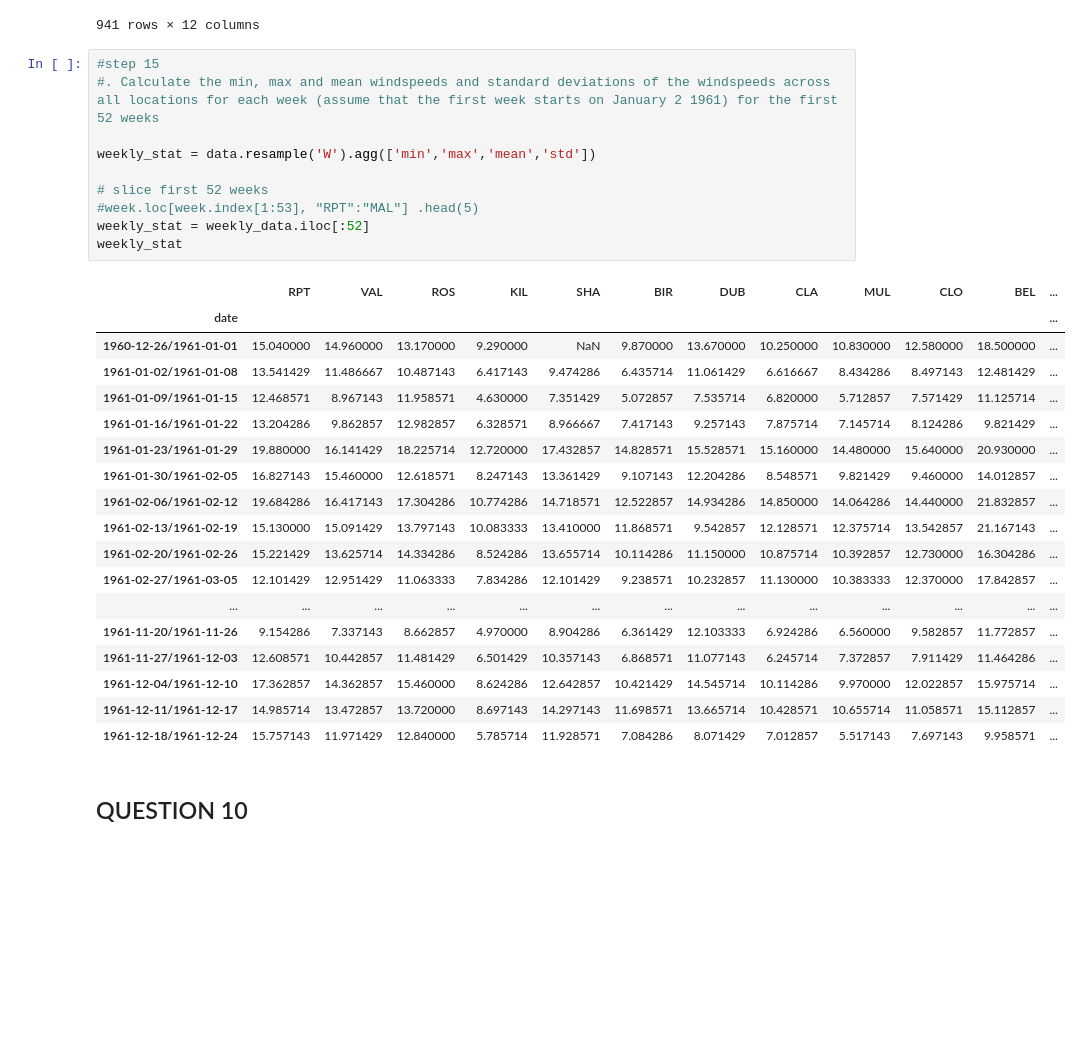
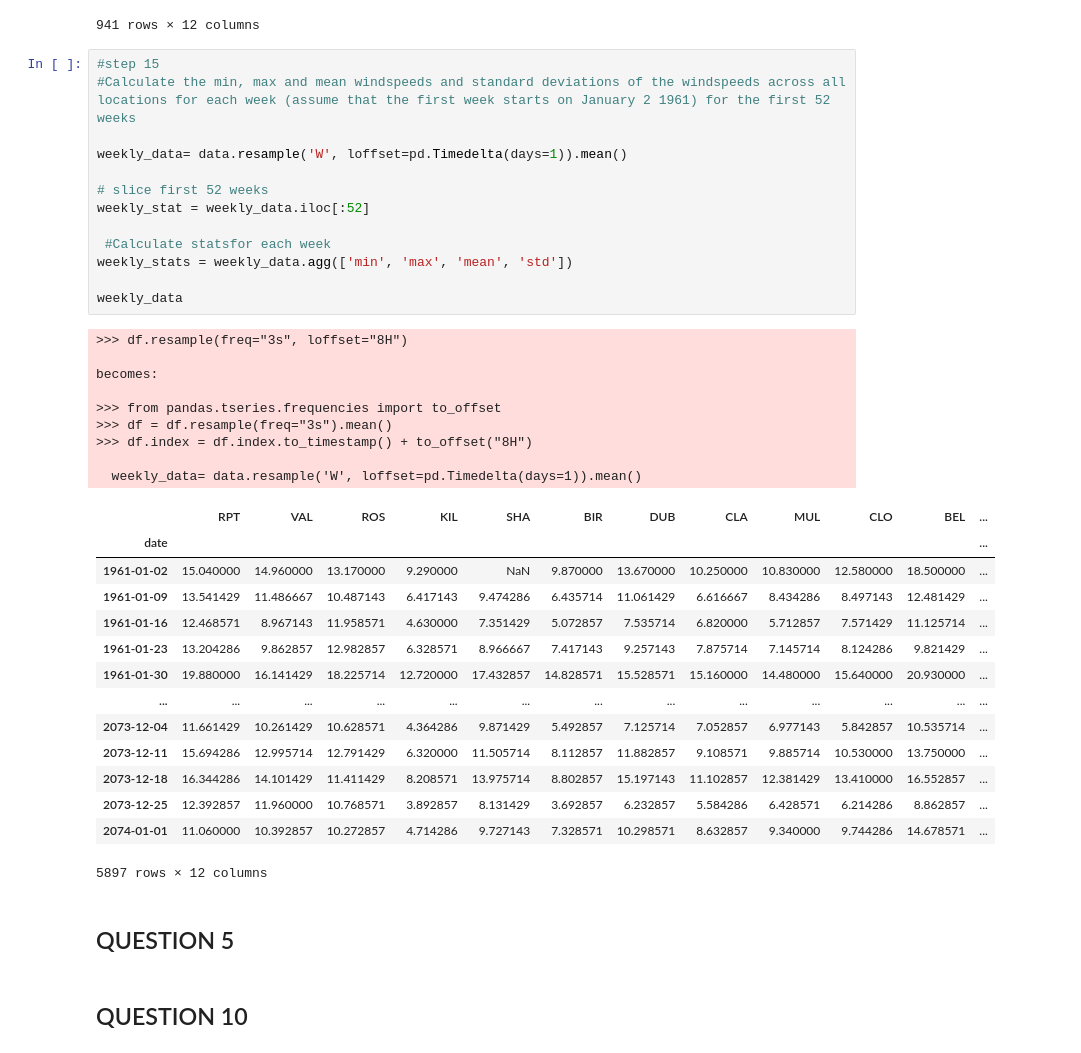
Before and after one commit to AbisolaOlakanmi/Abisola.Olakanmi.BDAT1004PS3, a Jupyter notebook: Abisola.Olakanmi.BDAT1004PS3.ipynb, the cells around one changed output. Saved outputs shown, nothing was run; the diff lists cells and outputs as text; blank space fills up the shorter version.

```diff
--- a/Abisola.Olakanmi.BDAT1004PS3.ipynb
+++ b/Abisola.Olakanmi.BDAT1004PS3.ipynb
@@ -793,32 +793,42 @@ weekly_data
 941 rows × 12 columns
 # %%
 #step 15
-#. Calculate the min, max and mean windspeeds and standard deviations of the windspeeds across all locations for each week (assume that the first week starts on January 2 1961) for the first 52 weeks
+#Calculate the min, max and mean windspeeds and standard deviations of the windspeeds across all locations for each week (assume that the first week starts on January 2 1961) for the first 52 weeks
 
-weekly_stat = data.resample('W').agg(['min','max','mean','std'])
+weekly_data= data.resample('W', loffset=pd.Timedelta(days=1)).mean()
 
 # slice first 52 weeks
-#week.loc[week.index[1:53], "RPT":"MAL"] .head(5)
 weekly_stat = weekly_data.iloc[:52]
-weekly_stat
+
+ #Calculate statsfor each week
+weekly_stats = weekly_data.agg(['min', 'max', 'mean', 'std'])
+
+weekly_data
 # %% [output]
+>>> df.resample(freq="3s", loffset="8H")
+
+becomes:
+
+>>> from pandas.tseries.frequencies import to_offset
+>>> df = df.resample(freq="3s").mean()
+>>> df.index = df.index.to_timestamp() + to_offset("8H")
+
+  weekly_data= data.resample('W', loffset=pd.Timedelta(days=1)).mean()
 |  | RPT | VAL | ROS | KIL | SHA | BIR | DUB | CLA | MUL | CLO | BEL | ... |
 | date |  |  |  |  |  |  |  |  |  |  |  | ... |
-| 1960-12-26/1961-01-01 | 15.040000 | 14.960000 | 13.170000 | 9.290000 | NaN | 9.870000 | 13.670000 | 10.250000 | 10.830000 | 12.580000 | 18.500000 | ... |
-| 1961-01-02/1961-01-08 | 13.541429 | 11.486667 | 10.487143 | 6.417143 | 9.474286 | 6.435714 | 11.061429 | 6.616667 | 8.434286 | 8.497143 | 12.481429 | ... |
-| 1961-01-09/1961-01-15 | 12.468571 | 8.967143 | 11.958571 | 4.630000 | 7.351429 | 5.072857 | 7.535714 | 6.820000 | 5.712857 | 7.571429 | 11.125714 | ... |
-| 1961-01-16/1961-01-22 | 13.204286 | 9.862857 | 12.982857 | 6.328571 | 8.966667 | 7.417143 | 9.257143 | 7.875714 | 7.145714 | 8.124286 | 9.821429 | ... |
-| 1961-01-23/1961-01-29 | 19.880000 | 16.141429 | 18.225714 | 12.720000 | 17.432857 | 14.828571 | 15.528571 | 15.160000 | 14.480000 | 15.640000 | 20.930000 | ... |
-| 1961-01-30/1961-02-05 | 16.827143 | 15.460000 | 12.618571 | 8.247143 | 13.361429 | 9.107143 | 12.204286 | 8.548571 | 9.821429 | 9.460000 | 14.012857 | ... |
-| 1961-02-06/1961-02-12 | 19.684286 | 16.417143 | 17.304286 | 10.774286 | 14.718571 | 12.522857 | 14.934286 | 14.850000 | 14.064286 | 14.440000 | 21.832857 | ... |
-| 1961-02-13/1961-02-19 | 15.130000 | 15.091429 | 13.797143 | 10.083333 | 13.410000 | 11.868571 | 9.542857 | 12.128571 | 12.375714 | 13.542857 | 21.167143 | ... |
-| 1961-02-20/1961-02-26 | 15.221429 | 13.625714 | 14.334286 | 8.524286 | 13.655714 | 10.114286 | 11.150000 | 10.875714 | 10.392857 | 12.730000 | 16.304286 | ... |
-| 1961-02-27/1961-03-05 | 12.101429 | 12.951429 | 11.063333 | 7.834286 | 12.101429 | 9.238571 | 10.232857 | 11.130000 | 10.383333 | 12.370000 | 17.842857 | ... |
+| 1961-01-02 | 15.040000 | 14.960000 | 13.170000 | 9.290000 | NaN | 9.870000 | 13.670000 | 10.250000 | 10.830000 | 12.580000 | 18.500000 | ... |
+| 1961-01-09 | 13.541429 | 11.486667 | 10.487143 | 6.417143 | 9.474286 | 6.435714 | 11.061429 | 6.616667 | 8.434286 | 8.497143 | 12.481429 | ... |
+| 1961-01-16 | 12.468571 | 8.967143 | 11.958571 | 4.630000 | 7.351429 | 5.072857 | 7.535714 | 6.820000 | 5.712857 | 7.571429 | 11.125714 | ... |
+| 1961-01-23 | 13.204286 | 9.862857 | 12.982857 | 6.328571 | 8.966667 | 7.417143 | 9.257143 | 7.875714 | 7.145714 | 8.124286 | 9.821429 | ... |
+| 1961-01-30 | 19.880000 | 16.141429 | 18.225714 | 12.720000 | 17.432857 | 14.828571 | 15.528571 | 15.160000 | 14.480000 | 15.640000 | 20.930000 | ... |
 | ... | ... | ... | ... | ... | ... | ... | ... | ... | ... | ... | ... | ... |
-| 1961-11-20/1961-11-26 | 9.154286 | 7.337143 | 8.662857 | 4.970000 | 8.904286 | 6.361429 | 12.103333 | 6.924286 | 6.560000 | 9.582857 | 11.772857 | ... |
-| 1961-11-27/1961-12-03 | 12.608571 | 10.442857 | 11.481429 | 6.501429 | 10.357143 | 6.868571 | 11.077143 | 6.245714 | 7.372857 | 7.911429 | 11.464286 | ... |
-| 1961-12-04/1961-12-10 | 17.362857 | 14.362857 | 15.460000 | 8.624286 | 12.642857 | 10.421429 | 14.545714 | 10.114286 | 9.970000 | 12.022857 | 15.975714 | ... |
-| 1961-12-11/1961-12-17 | 14.985714 | 13.472857 | 13.720000 | 8.697143 | 14.297143 | 11.698571 | 13.665714 | 10.428571 | 10.655714 | 11.058571 | 15.112857 | ... |
-| 1961-12-18/1961-12-24 | 15.757143 | 11.971429 | 12.840000 | 5.785714 | 11.928571 | 7.084286 | 8.071429 | 7.012857 | 5.517143 | 7.697143 | 9.958571 | ... |
+| 2073-12-04 | 11.661429 | 10.261429 | 10.628571 | 4.364286 | 9.871429 | 5.492857 | 7.125714 | 7.052857 | 6.977143 | 5.842857 | 10.535714 | ... |
+| 2073-12-11 | 15.694286 | 12.995714 | 12.791429 | 6.320000 | 11.505714 | 8.112857 | 11.882857 | 9.108571 | 9.885714 | 10.530000 | 13.750000 | ... |
+| 2073-12-18 | 16.344286 | 14.101429 | 11.411429 | 8.208571 | 13.975714 | 8.802857 | 15.197143 | 11.102857 | 12.381429 | 13.410000 | 16.552857 | ... |
+| 2073-12-25 | 12.392857 | 11.960000 | 10.768571 | 3.892857 | 8.131429 | 3.692857 | 6.232857 | 5.584286 | 6.428571 | 6.214286 | 8.862857 | ... |
+| 2074-01-01 | 11.060000 | 10.392857 | 10.272857 | 4.714286 | 9.727143 | 7.328571 | 10.298571 | 8.632857 | 9.340000 | 9.744286 | 14.678571 | ... |
+5897 rows × 12 columns
+# %% [markdown]
+## QUESTION 5
 # %% [markdown]
 ## QUESTION 10
```
